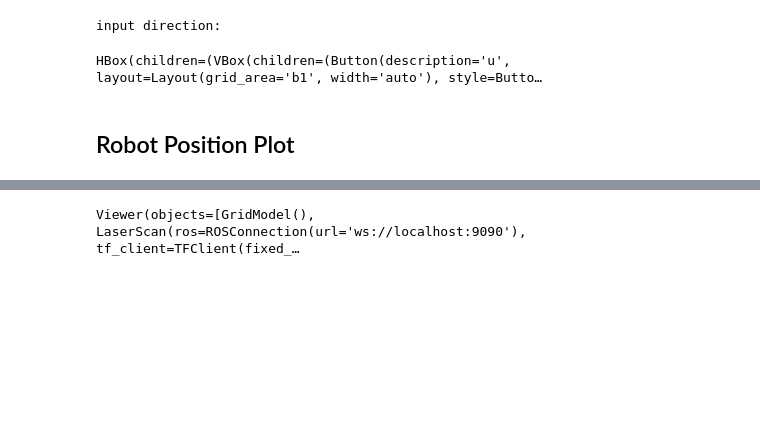
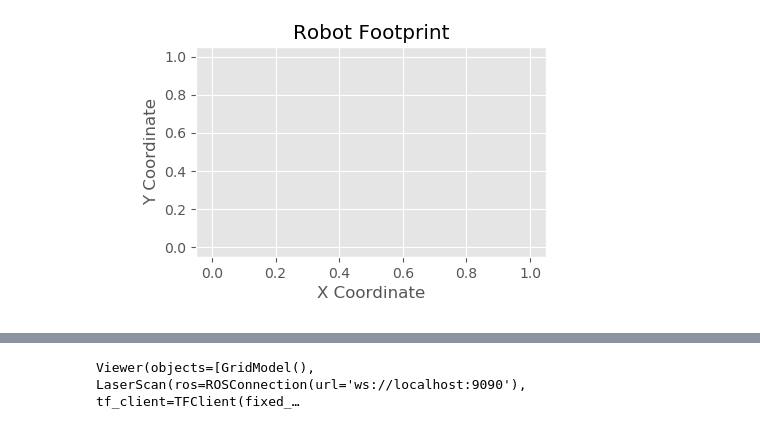
Before and after one commit to aliy98/ros-gmapping-movebase, a Jupyter notebook: notebook/ros_gmapping_movebase.ipynb, the cells around one changed output, grey strips where cells are left out. Drawn from its saved outputs; the diff is of its cells as text; code cells hidden in the pictures; blank space fills up the shorter version.

```diff
--- a/notebook/ros_gmapping_movebase.ipynb
+++ b/notebook/ros_gmapping_movebase.ipynb
@@ -55,72 +274,9 @@ it can implement two behaviours on robot:
 # %%
-from ipywidgets import Button, Output, Layout, ButtonStyle, GridBox, VBox, HBox
-from IPython.display import display
-from std_msgs.msg import String
-
-
-b1 = Button(description='u',layout=Layout(width='auto', grid_area='b1'),style=ButtonStyle(button_color='lightblue'))
-o1 = Output()
-b2 = Button(description='j',layout=Layout(width='auto', grid_area='b2'),style=ButtonStyle(button_color='salmon'))
-o2 = Output()
-b3 = Button(description='m',layout=Layout(width='auto', grid_area='b3'),style=ButtonStyle(button_color='lightblue'))
-o3 = Output()
-b4 = Button(description='i',layout=Layout(width='auto', grid_area='b4'),style=ButtonStyle(button_color='salmon'))
-o4 = Output()
-b5 = Button(description='k',layout=Layout(width='auto', grid_area='b5'),style=ButtonStyle(button_color='lightblue'))
-o5 = Output()
-b6 = Button(description=',',layout=Layout(width='auto', grid_area='b5'),style=ButtonStyle(button_color='salmon'))
-o6 = Output()
-b7 = Button(description='o',layout=Layout(width='auto', grid_area='b5'),style=ButtonStyle(button_color='lightblue'))
-o7 = Output()
-b8 = Button(description='l',layout=Layout(width='auto', grid_area='b5'),style=ButtonStyle(button_color='salmon'))
-o8 = Output()
-b9 = Button(description='.',layout=Layout(width='auto', grid_area='b5'),style=ButtonStyle(button_color='lightblue'))
-o9 = Output()
-
-def on_button_clicked1(b):
-    with o1:
-        pub.publish('u')
-def on_button_clicked2(b):
-    with o2:
-        pub.publish('j')
-def on_button_clicked3(b):
-    with o3:
-        pub.publish('m')
-def on_button_clicked4(b):
-    with o4:
-        pub.publish('i')
-def on_button_clicked5(b):
-    with o5:
-        pub.publish('k')
-def on_button_clicked6(b):
-    with o6:
-        pub.publish(',')
-def on_button_clicked7(b):
-    with o7:
-        pub.publish('o')
-def on_button_clicked8(b):
-    with o8:
-        pub.publish('l')
-def on_button_clicked9(b):
-    with o9:
-        pub.publish('.')
-
-b1.on_click(on_button_clicked1)
-b2.on_click(on_button_clicked2)
-b3.on_click(on_button_clicked3)
-b4.on_click(on_button_clicked4)
-b5.on_click(on_button_clicked5)
-b6.on_click(on_button_clicked6)
-b7.on_click(on_button_clicked7)
-b8.on_click(on_button_clicked8)
-b9.on_click(on_button_clicked9)
-
-pub = rospy.Publisher('/teleop_input_key', String, queue_size=10)
-rospy.init_node('jupyter_node')
-print("input direction:")
-HBox([VBox([b1, b2, b3]),VBox([b4, b5, b6]),VBox([b7, b8, b9])])
+%matplotlib widget
+plt.style.use('ggplot')
+vis = Visualiser()
+sub = rospy.Subscriber('/odom', Odometry, vis.odom_callback)
+ani = FuncAnimation(vis.fig, vis.update_plot, init_func=vis.plot_init,blit=True)
+plt.show(block=True)
 # %% [output]
-input direction:
-HBox(children=(VBox(children=(Button(description='u', layout=Layout(grid_area='b1', width='auto'), style=Butto…
+[figure, added]
-# %% [markdown]
-## Robot Position Plot
```
Also changed, not shown: parts of 24 cells of this notebook, 2 other files.
